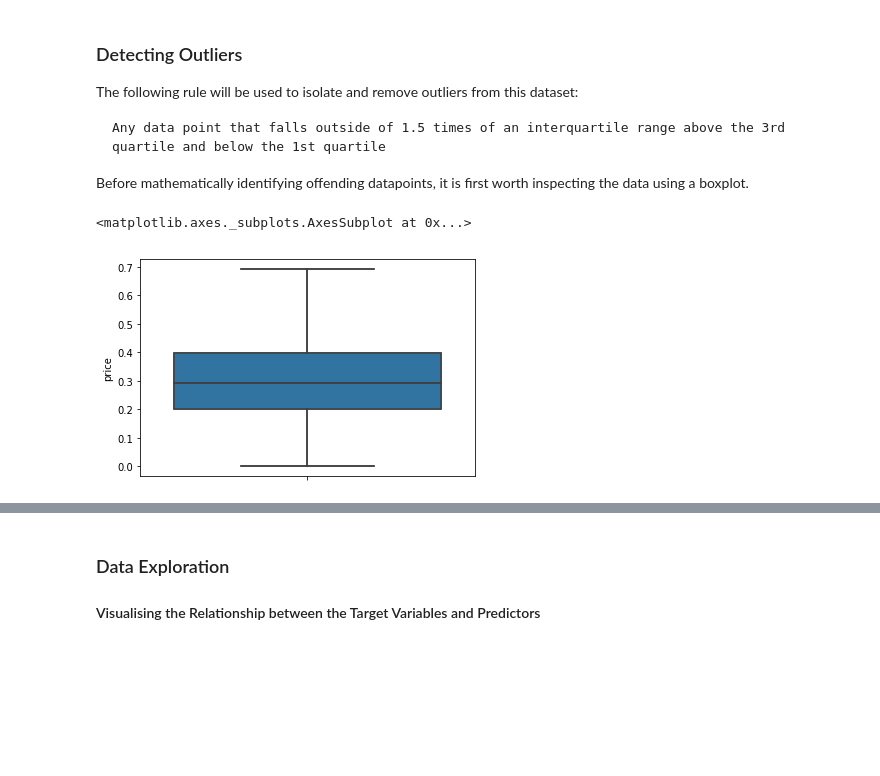
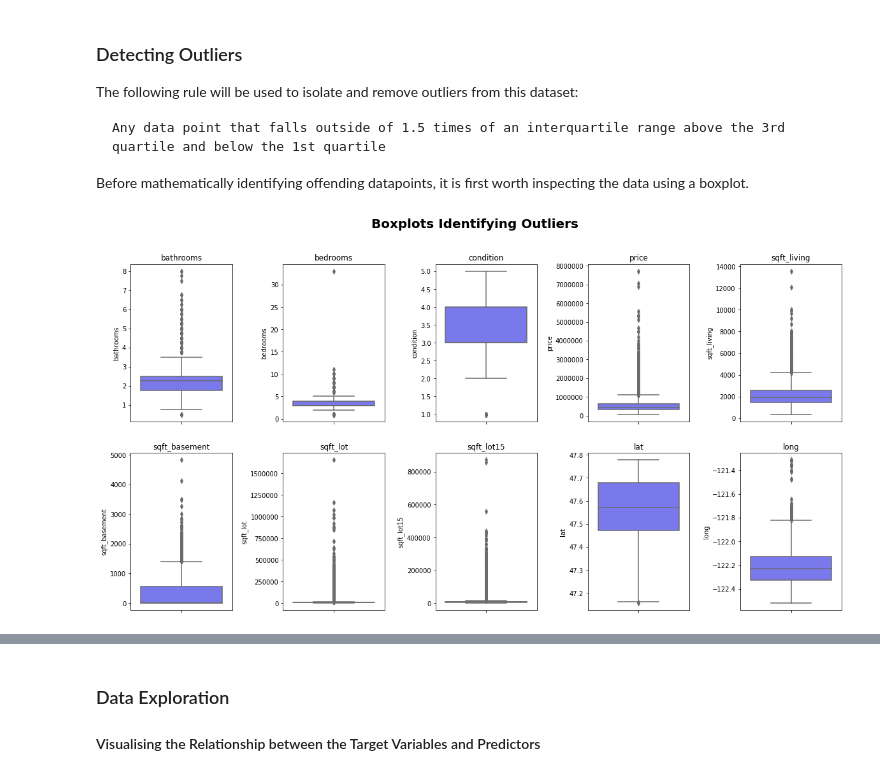
Before and after one commit to isobeldaley/dsc-v2-mod1-final-project-online-ds-ft-071519, a Jupyter notebook: student.ipynb, the cells around one changed output, grey strips where cells are left out. Cells and saved outputs as stored; diff of their text form; code cells hidden in the pictures; blank space fills up the shorter version.

Commit message:
Added notes to the data cleaning section

```diff
--- a/student.ipynb
+++ b/student.ipynb
@@ -364,11 +364,25 @@ The following rule will be used to isolate and remove outliers from this dataset
     Any data point that falls outside of 1.5 times of an interquartile range above the 3rd quartile and below the 1st quartile
 
 Before mathematically identifying offending datapoints, it is first worth inspecting the data using a boxplot.
-# %%
-fig, ax = plt.subplots()
-
-sns.boxplot(kc_data['price'], orient='v', ax=ax)
-sns.boxplot(kc_data['price'], orient='v')
-# %% [output]
-<matplotlib.axes._subplots.AxesSubplot at 0x...>
-[figure, removed]
+# %%
+## First, a figure is created with 10 subplots (split into 2 rows and 5 columns).
+fig, axes = plt.subplots(nrows=2, ncols=5)
+
+## The space between each subplot is adjusted to ensure no overlap to titles, axis labels etc.
+fig.subplots_adjust(hspace=0.2, wspace=0.5)
+
+## The size of the figure is increased to 20 inches X 10 inches, to improve readability of the graphs.
+fig.set_size_inches(20, 10)
+
+## A title is given to the plot
+fig.suptitle("Boxplots Identifying Outliers", fontsize=20, fontweight='bold')
+
+## These are the variables for which boxplots will be drawn.  Dummy/categorical variables are not included, given that they can only assume a set range of values
+cols = ['bathrooms', 'bedrooms', 'condition', 'price', 'sqft_living', 'sqft_basement', 'sqft_lot', 'sqft_lot15', 'lat', 'long']
+
+## This loop adds a boxplot to for each of the variables specified
+for ax, feature in zip(axes.flatten(), cols):
+    sns.boxplot(kc_data[feature], orient='v', ax=ax, color="#6666ff")
+    ax.set(title=feature)
+# %% [output]
+[figure, added]
```
Also changed, not shown: parts of 31 cells of this notebook.
